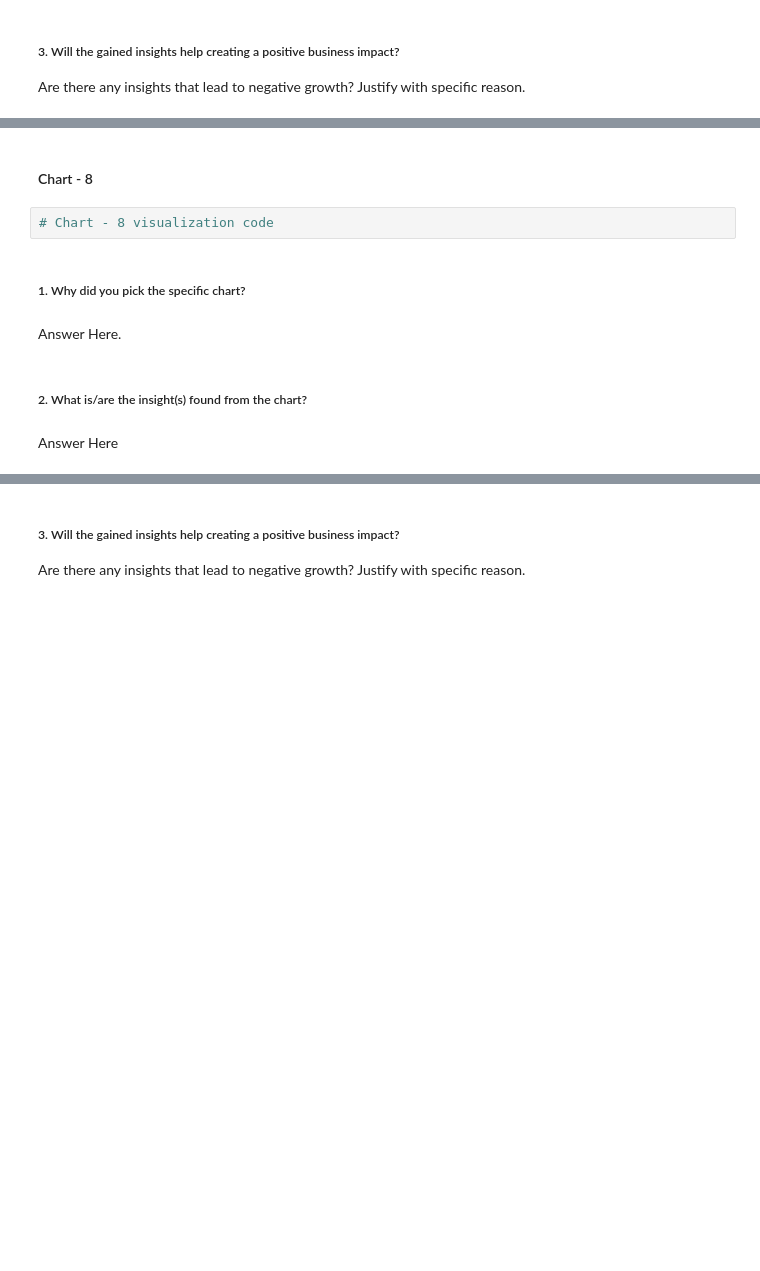
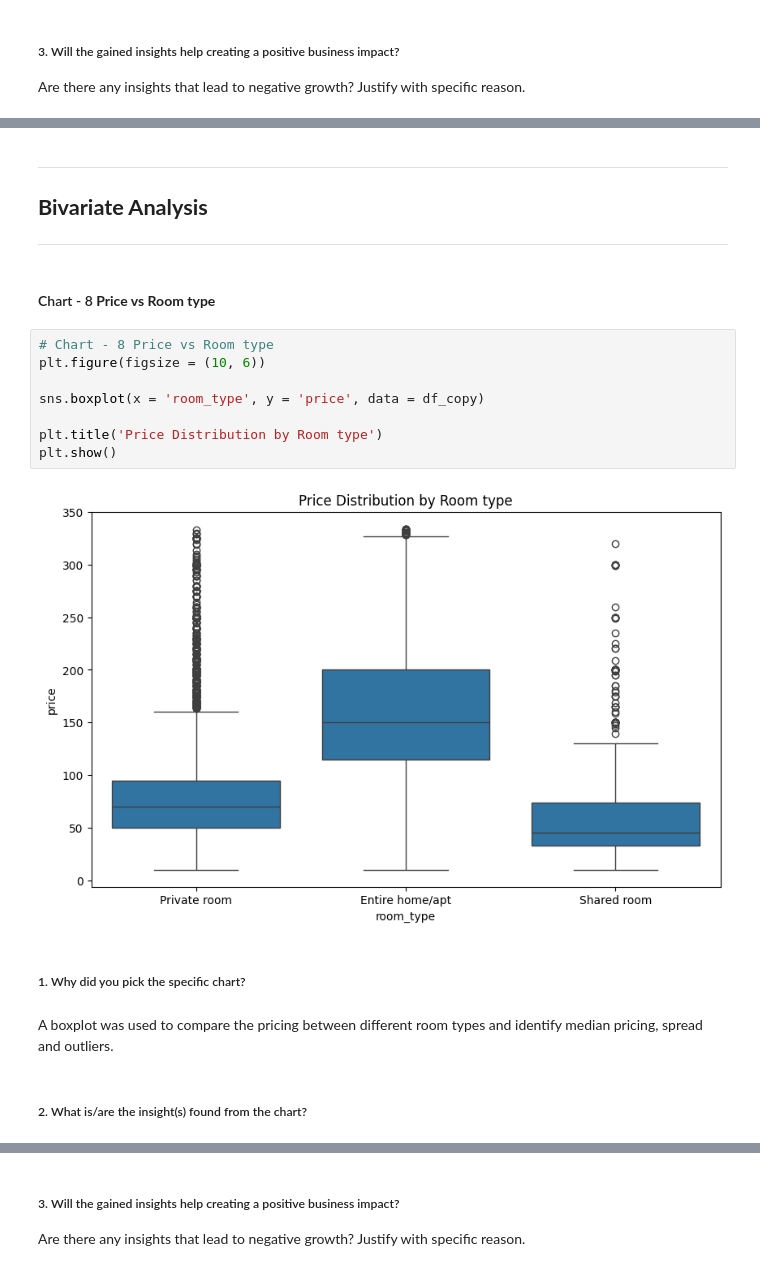
Before and after one commit to nibedita-26/airbnb_EDA, a Jupyter notebook: notebooks/AirBnB_Booking_Analysis_EDA.ipynb, the cells around one changed output, grey strips where cells are left out. Drawn from its saved outputs; the diff is of its cells as text; blank space fills up the shorter version.

```diff
--- a/notebooks/AirBnB_Booking_Analysis_EDA.ipynb
+++ b/notebooks/AirBnB_Booking_Analysis_EDA.ipynb
@@ -663,12 +700,23 @@ Answer Here
+# %% [markdown]
+-----------------
+**Bivariate Analysis**
+-----------------
+-----------------
 # %% [markdown]
-#### Chart - 8
+#### Chart - 8 **Price vs Room type**
-# %%
-# Chart - 8 visualization code
+# %%
+# Chart - 8 Price vs Room type
+plt.figure(figsize = (10, 6))
+
+sns.boxplot(x = 'room_type', y = 'price', data = df_copy)
+
+plt.title('Price Distribution by Room type')
+plt.show()
+# %% [output]
+[figure, added]
 # %% [markdown]
 ##### 1. Why did you pick the specific chart?
-# %% [markdown]
-Answer Here.
+# %% [markdown]
+A boxplot was used to compare the pricing between different room types and identify median pricing, spread and outliers.
 # %% [markdown]
 ##### 2. What is/are the insight(s) found from the chart?
-# %% [markdown]
-Answer Here
```
Also changed, not shown: parts of 79 cells of this notebook.
